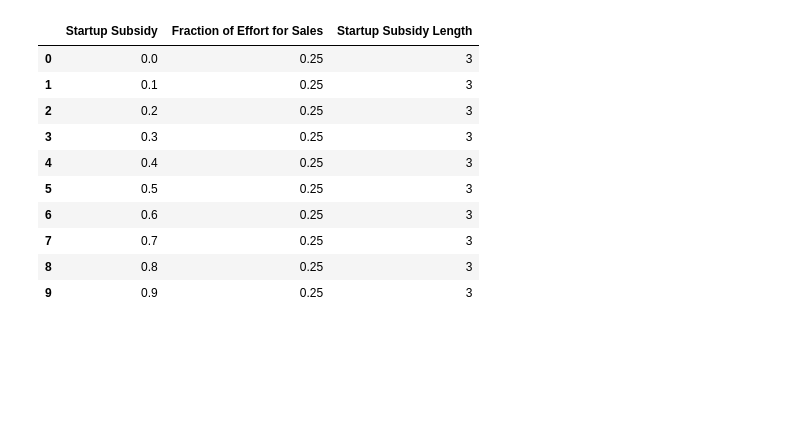
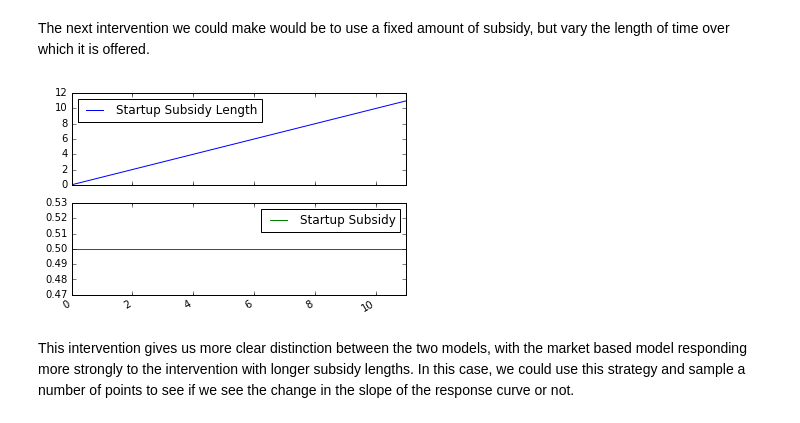
Before and after one commit to SDXorg/PySD-Cookbook, a Jupyter notebook: source/analyses/model_comparison/Designing_Experiments.ipynb, the cells around one changed output. Drawn from its saved outputs; the diff is of its cells as text; code cells hidden in the pictures; blank space fills up the shorter version.

```diff
--- a/source/analyses/model_comparison/Designing_Experiments.ipynb
+++ b/source/analyses/model_comparison/Designing_Experiments.ipynb
@@ -82,18 +78,11 @@ f_sales_res.plot()
+# %% [markdown]
+The next intervention we could make would be to use a fixed amount of subsidy, but vary the length of time over which it is offered.
 # %%
-subsidy = pd.DataFrame(np.arange(0,1,.1),
-                       columns=['Startup Subsidy'])
-subsidy['Fraction of Effort for Sales'] = .25
-subsidy['Startup Subsidy Length'] = 3
-subsidy
+l_subsidy = pd.DataFrame(np.arange(0,12,1),
+                       columns=['Startup Subsidy Length'])
+l_subsidy['Startup Subsidy'] = .5
+l_subsidy.plot(subplots=True);
 # %% [output]
-|  | Startup Subsidy | Fraction of Effort for Sales | Startup Subsidy Length |
-| 0 | 0.0 | 0.25 | 3 |
-| 1 | 0.1 | 0.25 | 3 |
-| 2 | 0.2 | 0.25 | 3 |
-| 3 | 0.3 | 0.25 | 3 |
-| 4 | 0.4 | 0.25 | 3 |
-| 5 | 0.5 | 0.25 | 3 |
-| 6 | 0.6 | 0.25 | 3 |
-| 7 | 0.7 | 0.25 | 3 |
-| 8 | 0.8 | 0.25 | 3 |
-| 9 | 0.9 | 0.25 | 3 |
+[figure, added]
+# %% [markdown]
+This intervention gives us more clear distinction between the two models, with the market based model responding more strongly to the intervention with longer subsidy lengths. In this case, we could use this strategy and sample a number of points to see if we see the change in the slope of the response curve or not.
```
Also changed, not shown: parts of 31 cells of this notebook, 2 other files.
